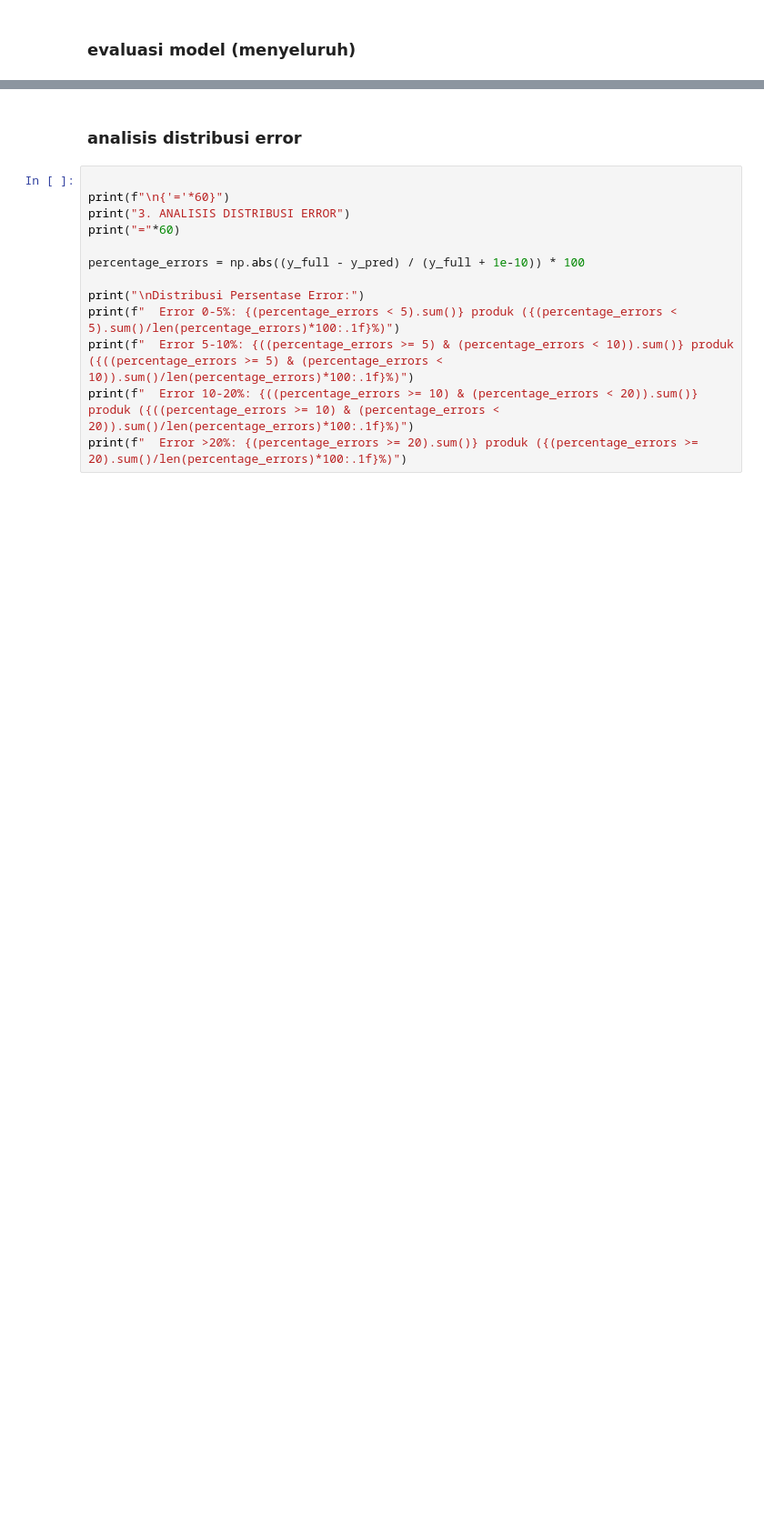
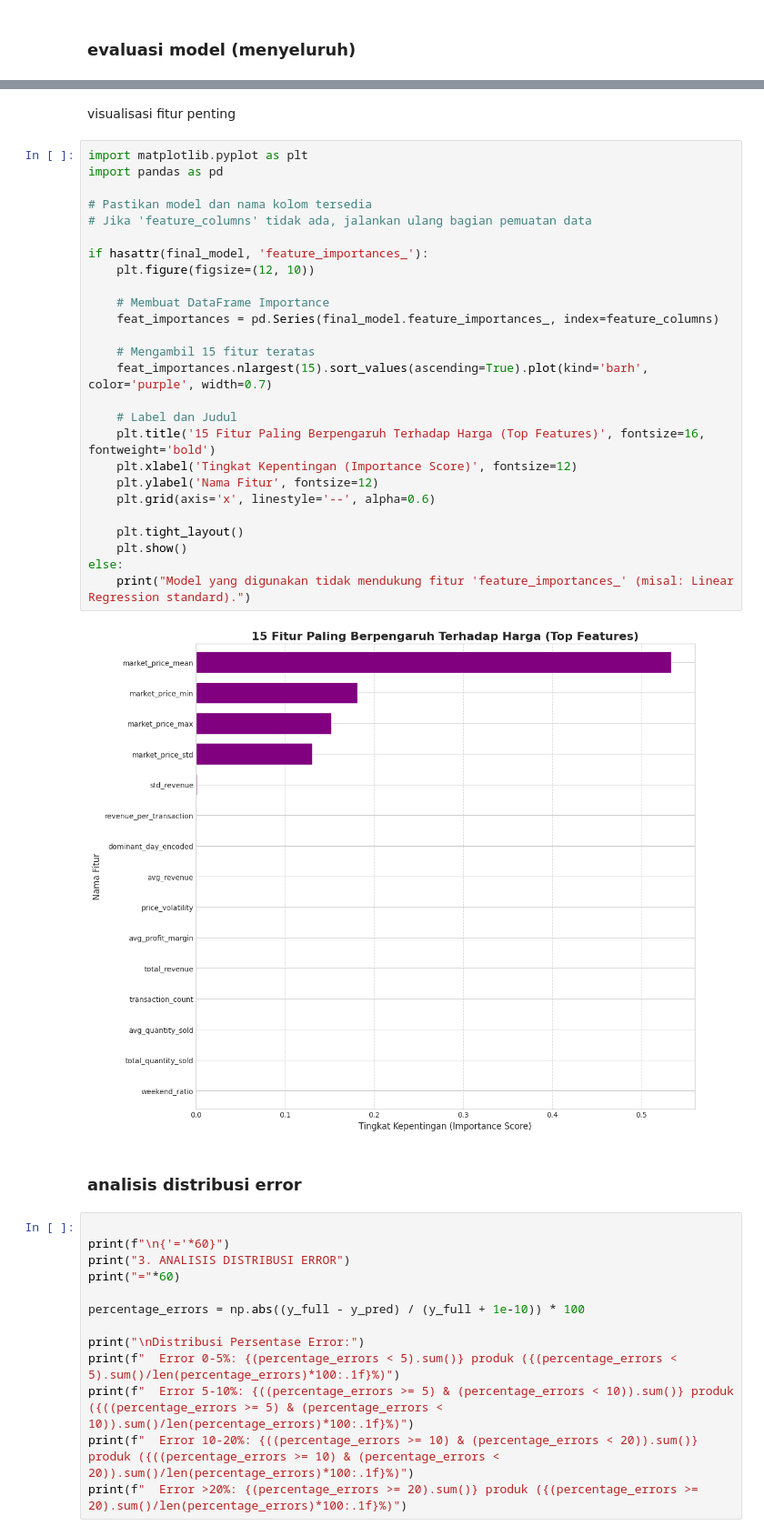
Before and after one commit to xProbe/jetto_presentasi_1.0, a Jupyter notebook: Presentasi_Data_EvaluationDeployment_fix.ipynb, the cells around one changed output, grey strips where cells are left out. Shown at 91% size. Saved outputs shown, nothing was run; the diff lists cells and outputs as text; blank space fills up the shorter version.

```diff
--- a/Presentasi_Data_EvaluationDeployment_fix.ipynb
+++ b/Presentasi_Data_EvaluationDeployment_fix.ipynb
@@ -124,3 +242,33 @@ print(f"Max Residual: £{np.max(residuals):.4f}")
+# %% [markdown]
+visualisasi fitur penting
+# %%
+import matplotlib.pyplot as plt
+import pandas as pd
+
+# Pastikan model dan nama kolom tersedia
+# Jika 'feature_columns' tidak ada, jalankan ulang bagian pemuatan data
+
+if hasattr(final_model, 'feature_importances_'):
+    plt.figure(figsize=(12, 10))
+
+    # Membuat DataFrame Importance
+    feat_importances = pd.Series(final_model.feature_importances_, index=feature_columns)
+
+    # Mengambil 15 fitur teratas
+    feat_importances.nlargest(15).sort_values(ascending=True).plot(kind='barh', color='purple', width=0.7)
+
+    # Label dan Judul
+    plt.title('15 Fitur Paling Berpengaruh Terhadap Harga (Top Features)', fontsize=16, fontweight='bold')
+    plt.xlabel('Tingkat Kepentingan (Importance Score)', fontsize=12)
+    plt.ylabel('Nama Fitur', fontsize=12)
+    plt.grid(axis='x', linestyle='--', alpha=0.6)
+
+    plt.tight_layout()
+    plt.show()
+else:
+    print("Model yang digunakan tidak mendukung fitur 'feature_importances_' (misal: Linear Regression standard).")
+# %% [output]
+[figure, added]
 # %% [markdown]
 ### analisis distribusi error
 # %%
```
Also changed, not shown: parts of 22 cells of this notebook, 2 other files.
